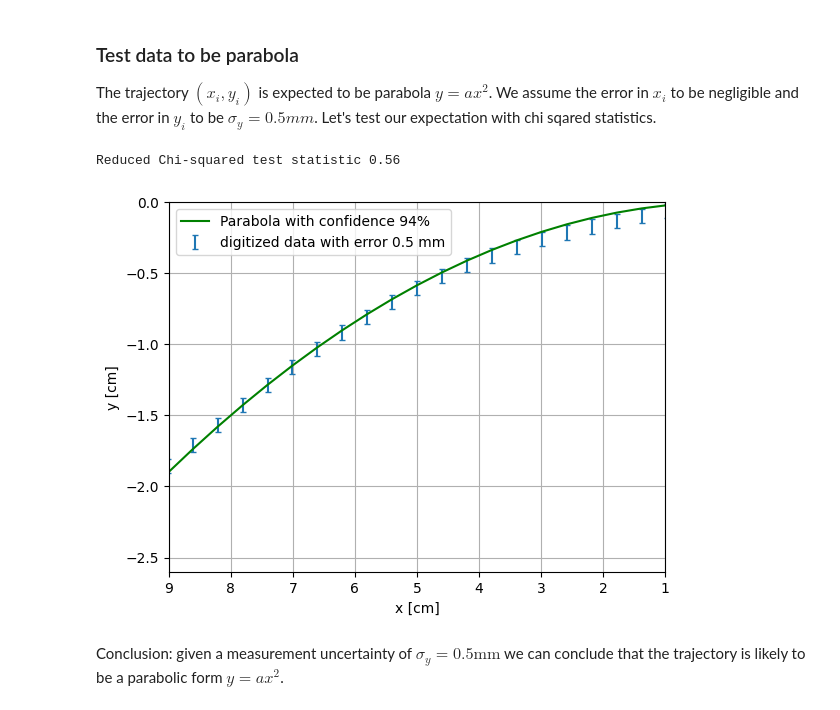
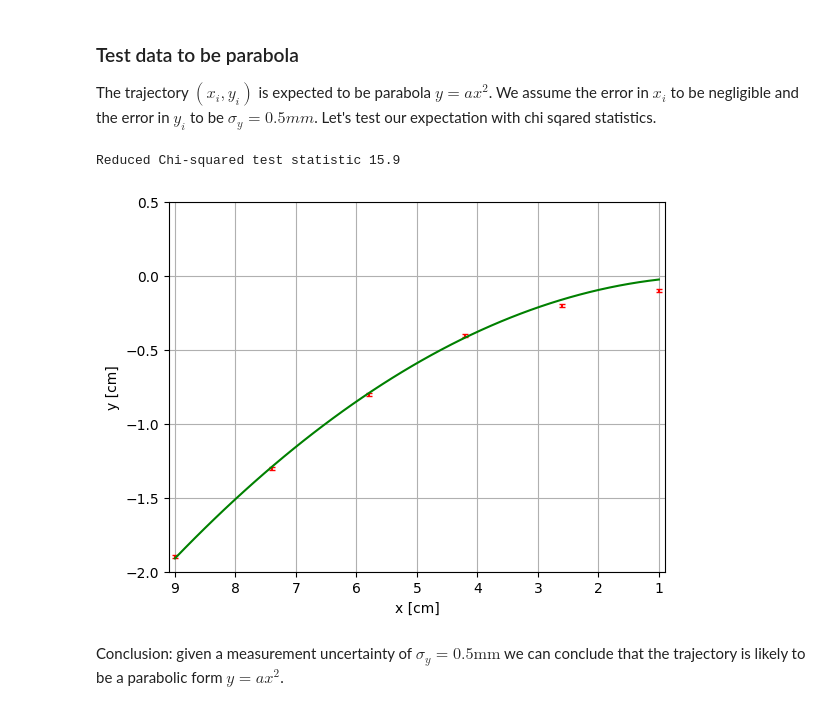
Before and after one commit to tphlabs/python_workshop, a Jupyter notebook: Chi_Squared_Test.ipynb, the cells around one changed output. Saved outputs shown, nothing was run; the diff lists cells and outputs as text; code cells hidden in the pictures.

```diff
--- a/Chi_Squared_Test.ipynb
+++ b/Chi_Squared_Test.ipynb
@@ -207,35 +198,43 @@ plt.show()
 ### Test data to be parabola
 
 The trajectory $(x_i, y_i)$ is expected to be parabola $y = ax^2$. We assume the error in $x_i$ to be negligible and the error in $y_i$ to be $\sigma_y = 0.5mm$. Let's test our expectation with chi sqared statistics.
+# %%
+# measured coordinates, cm
+x = np.array([9.0, 7.4, 5.8, 4.2, 2.6, 1.0])
+y = np.array([-1.9, -1.3, -0.8, -0.4, -0.2, -0.1])
+
+# measurements error estimated 0.1 mm
+sigma = 0.1e-1
+
+def parabola(x, a):
+  return a*x**2
+
+popt, _ = curve_fit(parabola, x, y)
+
+y_expected = parabola(x, *popt)
+
+chi2_observed = np.sum((y - y_expected)**2 / sigma**2)
+DOF = x.size - 1 # degrees of freedom
+print(f'Reduced Chi-squared test statistic {chi2_observed/DOF:.1f}')
+# %% [output]
+Reduced Chi-squared test statistic 15.9
 # %%
-# measurements error estimated
-sigma = 0.5e-1 # sigma_y error 0.5 mm
-
-def parabola(x, a):
-  return a*x**2
-
-popt, _ = curve_fit(parabola, x, y)
-
-y_expected = parabola(x, *popt)
-
-chi2_observed = np.sum((y - y_expected)**2 / sigma**2)
-DOF = x.size - 1 # degrees of freedom
-
 # calculate Prob(ch2 > ch2_o)
 p_value = chi2.sf(chi2_observed, DOF)
 
-print(f'Reduced Chi-squared test statistic {chi2_observed/DOF:.2f}')
-plt.errorbar(x, y, sigma, capsize=2, fmt='none', label=f'digitized data with error {sigma*10:.1f} mm')
+xdense = np.linspace(1,9)
+ydense = parabola(xdense, popt)
+
+plt.errorbar(x, y, sigma, capsize=2, fmt='none', color='red', label=f'digitized data with error {sigma*10:.1f} mm')
 plt.xlabel('x [cm]')
 plt.ylabel('y [cm]')
 plt.grid()
-plt.plot(x, y_expected, color='green', label=f'Parabola with confidence {p_value*100:.0f}%')
-plt.legend()
-plt.ylim(-2.6, 0)
-plt.xlim(9, 1)
+plt.plot(xdense, ydense, color='green', label='Fitted parabola')
+#plt.legend()
+plt.ylim(-2.0, 0.5)
+plt.xlim(9.1, 0.9)
 plt.show()
 # %% [output]
-Reduced Chi-squared test statistic 0.56
-[figure, old version]
+[figure, new version]
 # %% [markdown]
 Conclusion: given a measurement uncertainty of $\sigma_y = 0.5 \text{mm}$ we can conclude that the trajectory is likely to be a parabolic form $y=ax^2$.
```
Also changed, not shown: parts of 5 cells of this notebook.
